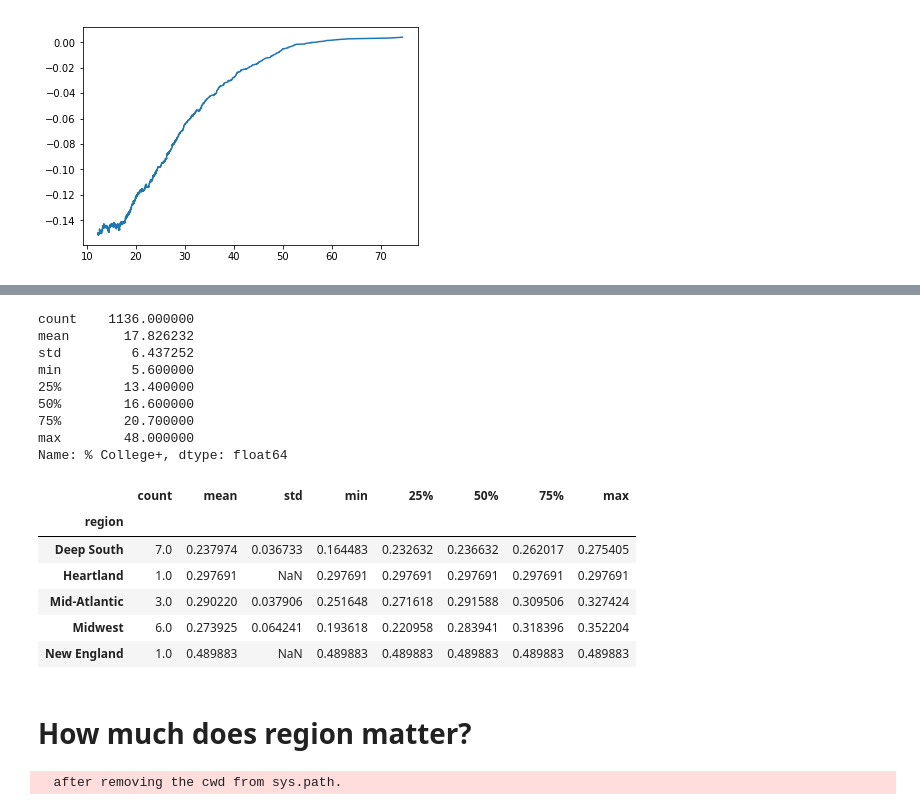
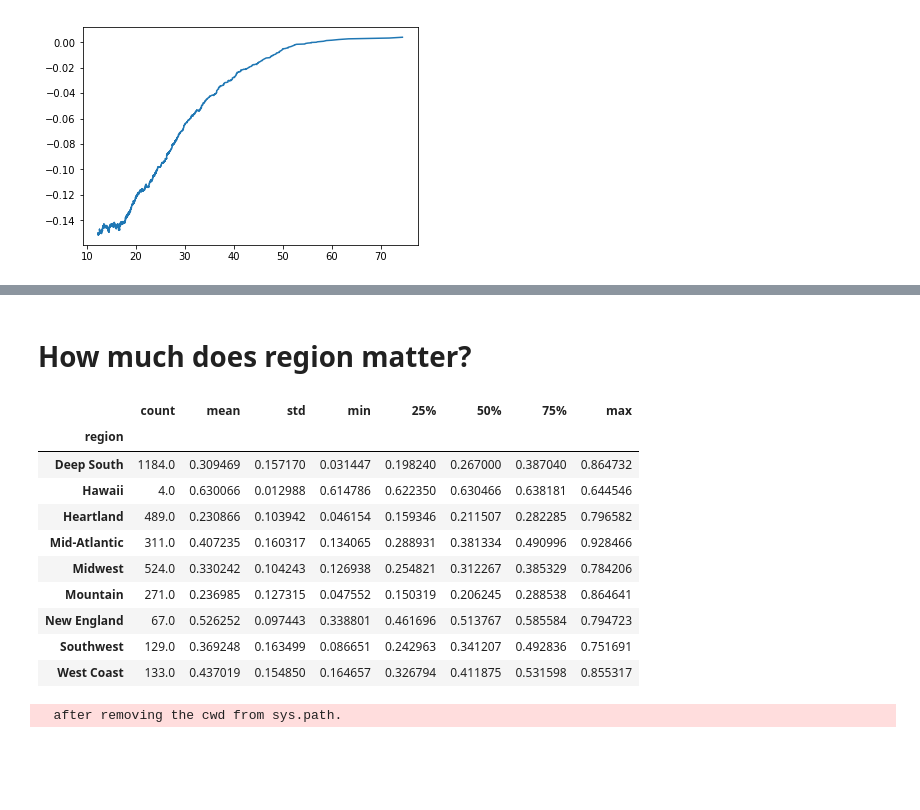
Before and after one commit to r-broderick/election_2016, a Jupyter notebook: 2016 Election Notebook v2.ipynb, the cells around one changed output, grey strips where cells are left out. Saved outputs shown, nothing was run; the diff lists cells and outputs as text; code cells hidden in the pictures; blank space fills up the shorter version.

```diff
--- a/2016 Election Notebook v2.ipynb
+++ b/2016 Election Notebook v2.ipynb
@@ -617,12 +494,0 @@ Name: 2014 Pop (est.), dtype: float64
-# %%
-df[df['% non-hisp. white'] > 90]['% College+'].describe()
-# %% [output]
-count    1136.000000
-mean       17.826232
-std         6.437252
-min         5.600000
-25%        13.400000
-50%        16.600000
-75%        20.700000
-max        48.000000
-Name: % College+, dtype: float64
@@ -636,19 +495,19 @@ white_cuts = \
-# %%
-full_1216_df[((full_1216_df['density'] > den_cuts[4]) & \
-              (full_1216_df['density'] <= den_cuts[5])) & \
-             ((full_1216_df['% non-hisp. white'] > white_cuts[4]) & \
-              (full_1216_df['% non-hisp. white'] <= white_cuts[5]))].\
-                groupby('region')['% Dem 16'].describe()
-# %% [output]
-|  | count | mean | std | min | 25% | 50% | 75% | max |
-| region |  |  |  |  |  |  |  |  |
-| Deep South | 7.0 | 0.237974 | 0.036733 | 0.164483 | 0.232632 | 0.236632 | 0.262017 | 0.275405 |
-| Heartland | 1.0 | 0.297691 | NaN | 0.297691 | 0.297691 | 0.297691 | 0.297691 | 0.297691 |
-| Mid-Atlantic | 3.0 | 0.290220 | 0.037906 | 0.251648 | 0.271618 | 0.291588 | 0.309506 | 0.327424 |
-| Midwest | 6.0 | 0.273925 | 0.064241 | 0.193618 | 0.220958 | 0.283941 | 0.318396 | 0.352204 |
-| New England | 1.0 | 0.489883 | NaN | 0.489883 | 0.489883 | 0.489883 | 0.489883 | 0.489883 |
 # %% [markdown]
 # How much does region matter?
+# %%
+full_1216_df.groupby('region')['% Dem 16'].describe()
+# %% [output]
+|  | count | mean | std | min | 25% | 50% | 75% | max |
+| region |  |  |  |  |  |  |  |  |
+| Deep South | 1184.0 | 0.309469 | 0.157170 | 0.031447 | 0.198240 | 0.267000 | 0.387040 | 0.864732 |
+| Hawaii | 4.0 | 0.630066 | 0.012988 | 0.614786 | 0.622350 | 0.630466 | 0.638181 | 0.644546 |
+| Heartland | 489.0 | 0.230866 | 0.103942 | 0.046154 | 0.159346 | 0.211507 | 0.282285 | 0.796582 |
+| Mid-Atlantic | 311.0 | 0.407235 | 0.160317 | 0.134065 | 0.288931 | 0.381334 | 0.490996 | 0.928466 |
+| Midwest | 524.0 | 0.330242 | 0.104243 | 0.126938 | 0.254821 | 0.312267 | 0.385329 | 0.784206 |
+| Mountain | 271.0 | 0.236985 | 0.127315 | 0.047552 | 0.150319 | 0.206245 | 0.288538 | 0.864641 |
+| New England | 67.0 | 0.526252 | 0.097443 | 0.338801 | 0.461696 | 0.513767 | 0.585584 | 0.794723 |
+| Southwest | 129.0 | 0.369248 | 0.163499 | 0.086651 | 0.242963 | 0.341207 | 0.492836 | 0.751691 |
+| West Coast | 133.0 | 0.437019 | 0.154850 | 0.164657 | 0.326794 | 0.411875 | 0.531598 | 0.855317 |
 # %%
 den_by_reg = {}
 plt.figure(figsize=(20, 16))
```
Also changed, not shown: parts of 14 cells of this notebook.
